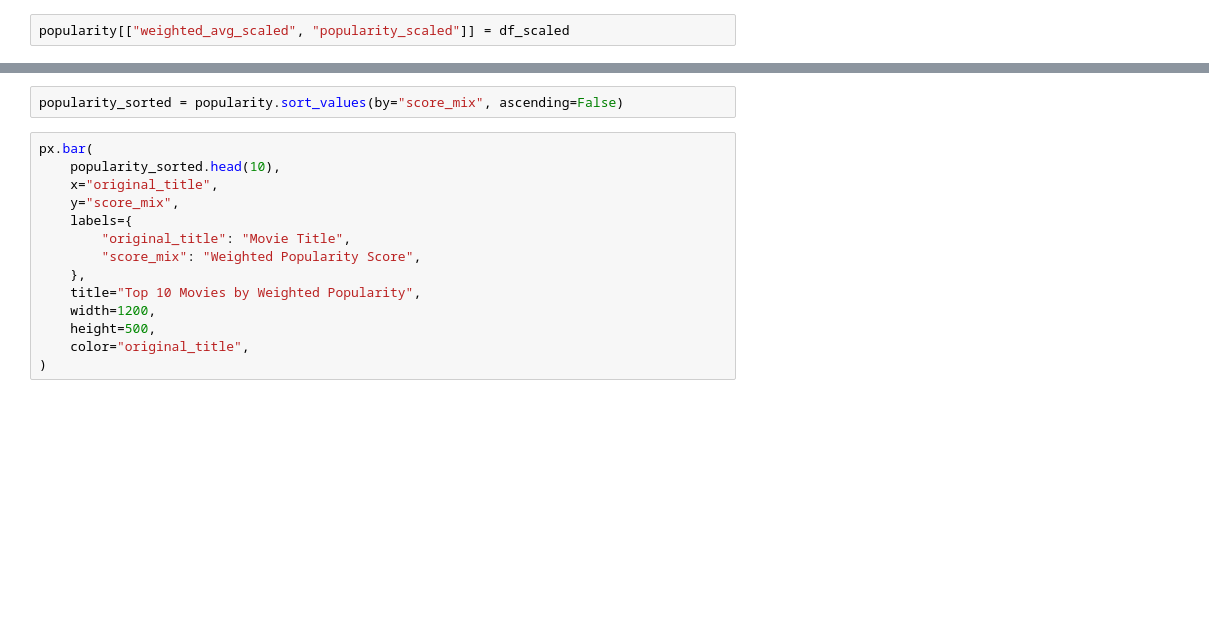
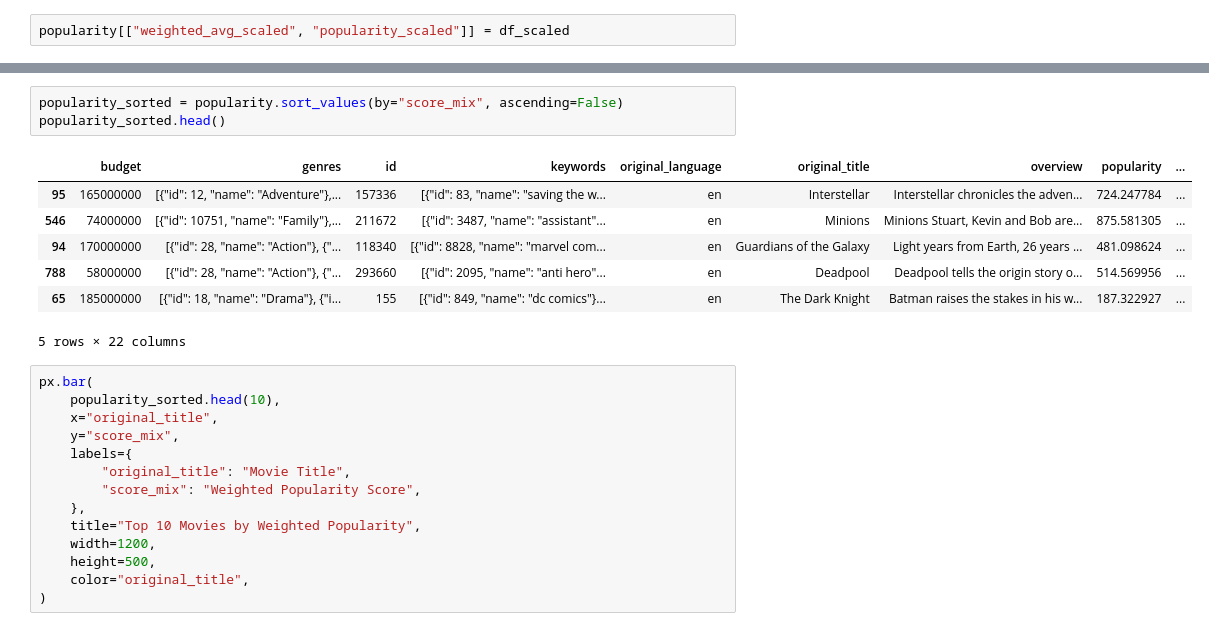
Before and after one commit to KasraK2K/project-base-recsys, a Jupyter notebook: avg_weighted_popularity_recommendation.ipynb, the cells around one changed output, grey strips where cells are left out. Drawn from its saved outputs; the diff is of its cells as text; blank space fills up the shorter version.

```diff
--- a/avg_weighted_popularity_recommendation.ipynb
+++ b/avg_weighted_popularity_recommendation.ipynb
@@ -63,5 +67,14 @@ popularity["score_mix"] = (
 # %%
 popularity_sorted = popularity.sort_values(by="score_mix", ascending=False)
+popularity_sorted.head()
+# %% [output]
+|  | budget | genres | id | keywords | original_language | original_title | overview | popularity | ... |
+| 95 | 165000000 | [{"id": 12, "name": "Adventure"},... | 157336 | [{"id": 83, "name": "saving the w... | en | Interstellar | Interstellar chronicles the adven... | 724.247784 | ... |
+| 546 | 74000000 | [{"id": 10751, "name": "Family"},... | 211672 | [{"id": 3487, "name": "assistant"... | en | Minions | Minions Stuart, Kevin and Bob are... | 875.581305 | ... |
+| 94 | 170000000 | [{"id": 28, "name": "Action"}, {"... | 118340 | [{"id": 8828, "name": "marvel com... | en | Guardians of the Galaxy | Light years from Earth, 26 years ... | 481.098624 | ... |
+| 788 | 58000000 | [{"id": 28, "name": "Action"}, {"... | 293660 | [{"id": 2095, "name": "anti hero"... | en | Deadpool | Deadpool tells the origin story o... | 514.569956 | ... |
+| 65 | 185000000 | [{"id": 18, "name": "Drama"}, {"i... | 155 | [{"id": 849, "name": "dc comics"}... | en | The Dark Knight | Batman raises the stakes in his w... | 187.322927 | ... |
+5 rows × 22 columns
 # %%
 px.bar(
     popularity_sorted.head(10),
```
Also changed, not shown: parts of 8 cells of this notebook, 1 other file.
